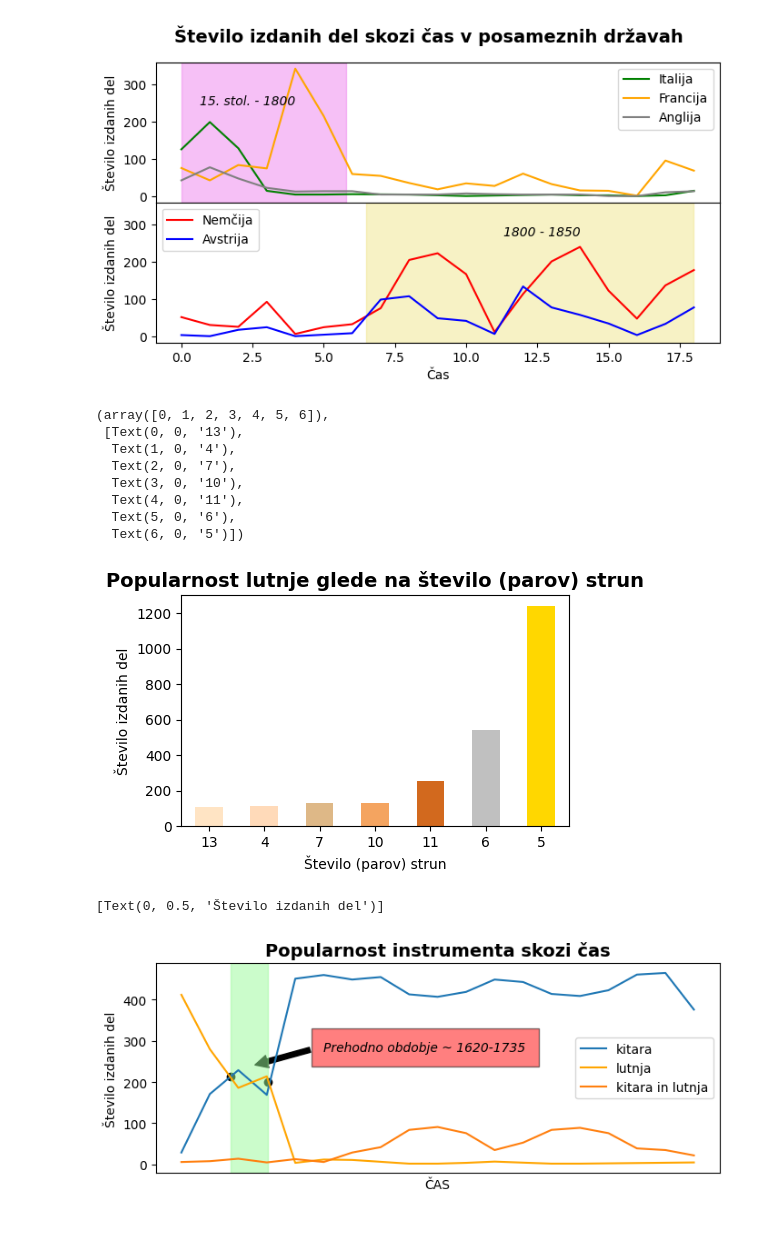
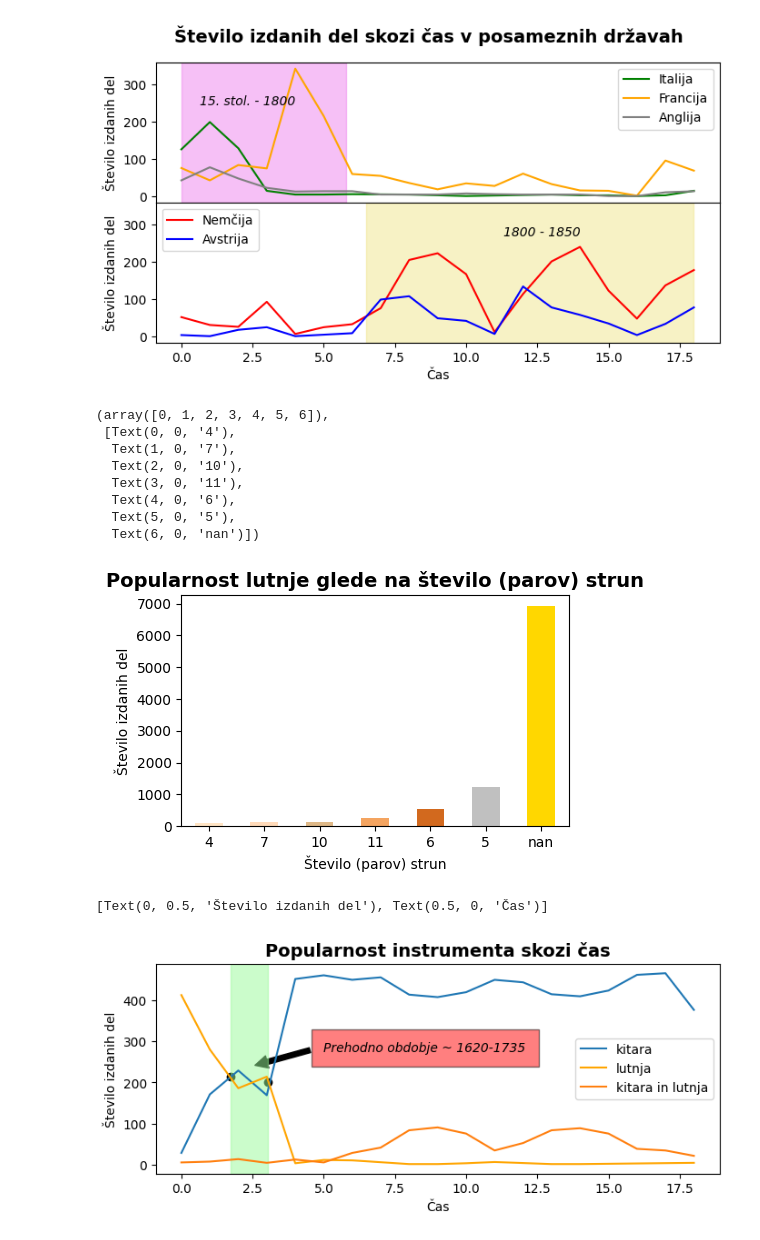
Before and after one commit to matijaskrt/uvp-seminarska-naloga, a Jupyter notebook: analiza.ipynb, the cells around one changed output. Cells and saved outputs as stored; diff of their text form; code cells hidden in the pictures.

```diff
--- a/analiza.ipynb
+++ b/analiza.ipynb
@@ -6,7 +6,7 @@ import matplotlib.patches as mpatches
 # %% [markdown]
 Tu so zbrani vsi podatki.
 # %%
-podatki = pd.read_csv('zbrani_podatki.csv', dtype={"LETO": "Int32"})
+podatki = pd.read_csv('zbrani_podatki.csv', dtype={"LETO": "Int32"}, index_col="ID")
 pd.options.display.max_rows = 50
 podatki
 # %% [output]
@@ -91,5 +74,6 @@ italija_čas = podatki[(podatki.DRŽAVA == "Italy") & (podatki.TABLATURA != "NON
+# %%
+podatki["ČAS"] = podatki.index // 500
 # %%
-podatki["ČAS"] = podatki.ID // 500
 fig = plt.figure(figsize = (8, 4),)
 gs = fig.add_gridspec(2, hspace=0)
 axes= gs.subplots(sharex= True, sharey= True)
@@ -126,33 +110,33 @@ plt.xlabel("Število (parov) strun")
 plt.xticks(rotation=0)
 # %% [output]
 (array([0, 1, 2, 3, 4, 5, 6]),
- [Text(0, 0, '13'),
-  Text(1, 0, '4'),
-  Text(2, 0, '7'),
-  Text(3, 0, '10'),
-  Text(4, 0, '11'),
-  Text(5, 0, '6'),
-  Text(6, 0, '5')])
+ [Text(0, 0, '4'),
+  Text(1, 0, '7'),
+  Text(2, 0, '10'),
+  Text(3, 0, '11'),
+  Text(4, 0, '6'),
+  Text(5, 0, '5'),
+  Text(6, 0, 'nan')])
-[figure, old version]
+[figure, new version]
 # %%
 fig, ax = plt.subplots(1, figsize= (8,3))
 plt.title("Popularnost instrumenta skozi čas", fontsize=14, weight="bold")
 
 
 plt.scatter(3.05,200, color= "black")
 plt.scatter(1.72,214, color= "black")
-kitara_čas = podatki[podatki.INSTRUMENT == "guitar"].groupby("ČAS").size().plot(ax=ax, label = "kitara", legend = True, xticks=[])
-lutnja_čas = podatki[podatki.INSTRUMENT == "lute"].groupby("ČAS").size().plot(ax=ax, label = "lutnja", legend = True, xticks=[], color="orange")
+kitara_čas = podatki[podatki.INSTRUMENT == "guitar"].groupby("ČAS").size().plot(ax=ax, label = "kitara", legend = True)
+lutnja_čas = podatki[podatki.INSTRUMENT == "lute"].groupby("ČAS").size().plot(ax=ax, label = "lutnja", legend = True, color="orange")
 kitaralutnja_čas = podatki[podatki.INSTRUMENT == "guitar, lute"].groupby("ČAS").size().plot(ax=ax, label = "kitara in lutnja", legend = True)
 
 ax.text(5, 275, 'Prehodno obdobje ~ 1620-1735', style='italic',
         bbox={'facecolor': 'red', 'alpha': 0.5, 'pad': 10})
 puščica = (mpatches.FancyArrowPatch((4.6, 280), (2.5,240),
                                  mutation_scale=20, color="black"))
 ax.add_patch(puščica)
 ax.axvspan(1.72, 3.05, alpha=0.5, color='palegreen')
 
-ax.set(ylabel= "Število izdanih del")
+ax.set(ylabel= "Število izdanih del", xlabel="Čas")
 # %% [output]
-[Text(0, 0.5, 'Število izdanih del')]
+[Text(0, 0.5, 'Število izdanih del'), Text(0.5, 0, 'Čas')]
-[figure, old version]
+[figure, new version]
```
Also changed, not shown: parts of 4 cells of this notebook.
